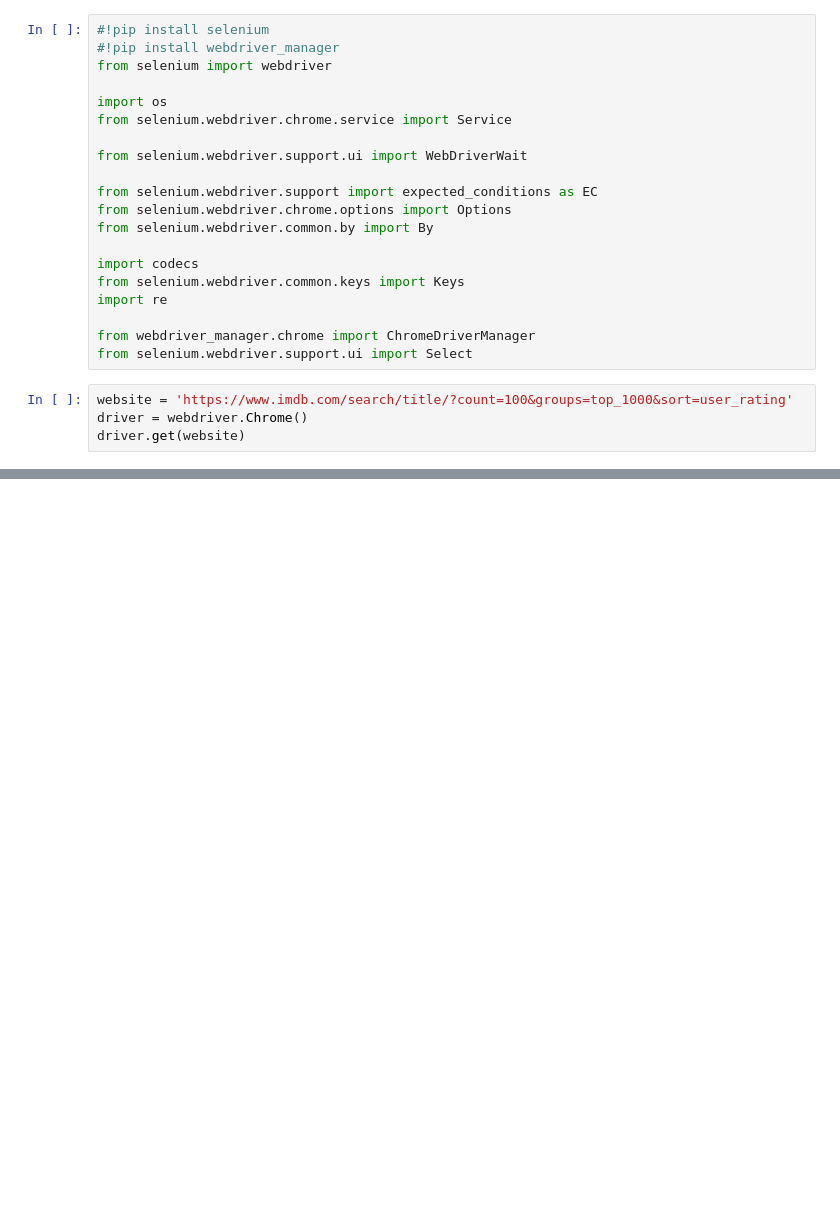
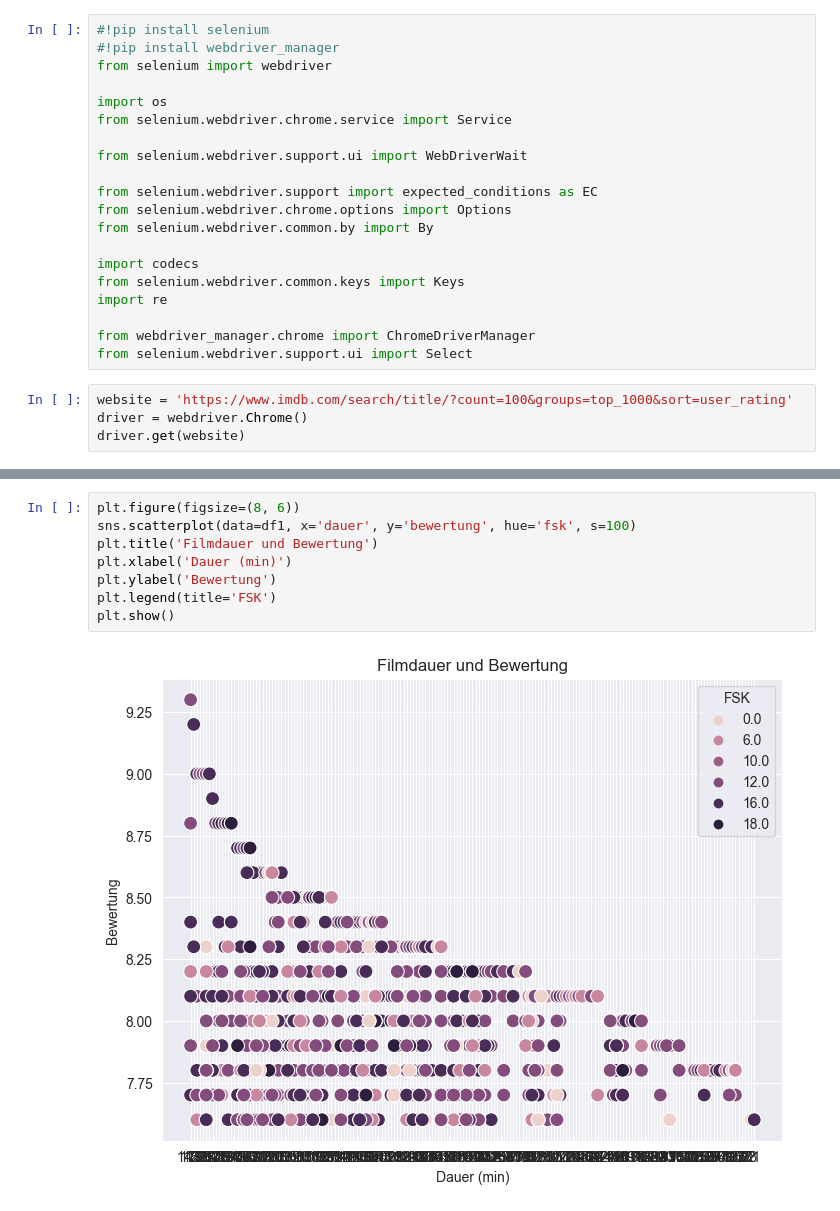
Before and after one commit to daviddedicfhwn/WDB, a Jupyter notebook: test.ipynb, the cells around one changed output, grey strips where cells are left out. Cells and saved outputs as stored; diff of their text form; blank space fills up the shorter version.

```diff
--- a/test.ipynb
+++ b/test.ipynb
@@ -106,0 +192,10 @@ df
+# %%
+plt.figure(figsize=(8, 6))
+sns.scatterplot(data=df1, x='dauer', y='bewertung', hue='fsk', s=100)
+plt.title('Filmdauer und Bewertung')
+plt.xlabel('Dauer (min)')
+plt.ylabel('Bewertung')
+plt.legend(title='FSK')
+plt.show()
+# %% [output]
+[figure, added]
```
Also changed, not shown: parts of 7 cells of this notebook, 1 other file.
